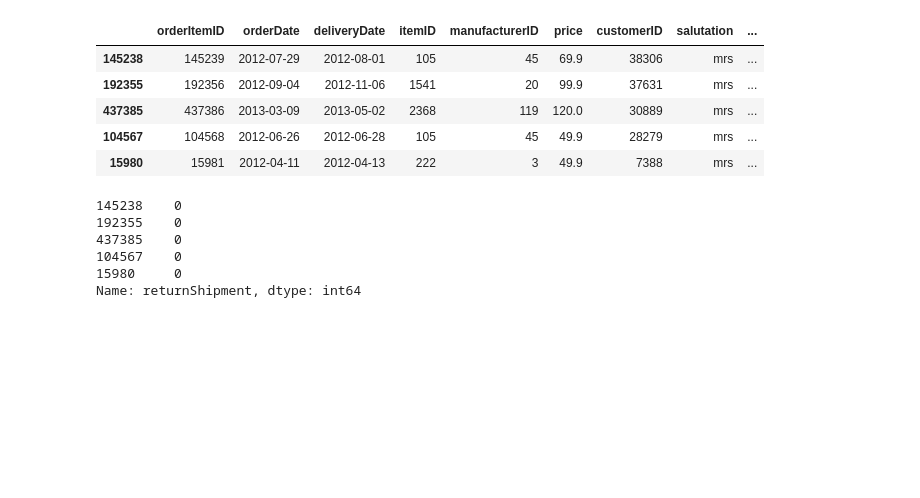
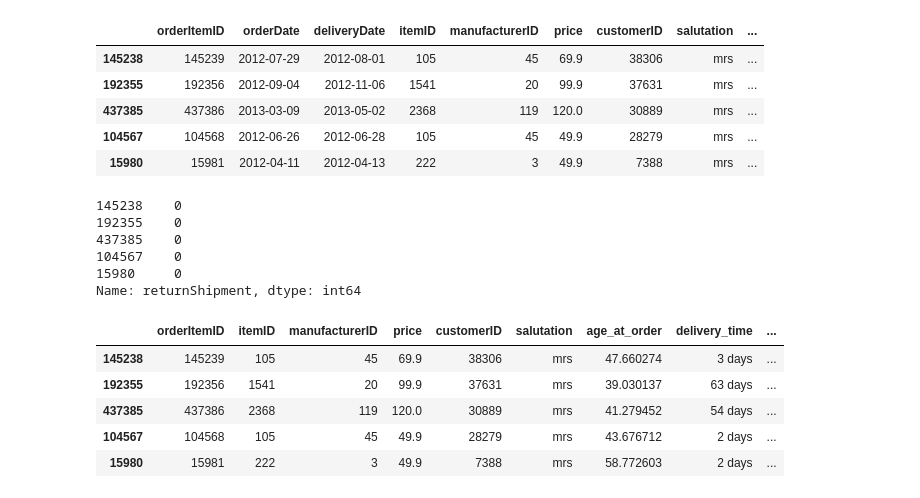
Before and after one commit to Dom1n1kD/master_hsh_ki, a Jupyter notebook: exam_data_mining_cup/exam_dmc_2014.ipynb, the cells around one changed output. Saved outputs shown, nothing was run; the diff lists cells and outputs as text; code cells hidden in the pictures; blank space fills up the shorter version.

```diff
--- a/exam_data_mining_cup/exam_dmc_2014.ipynb
+++ b/exam_data_mining_cup/exam_dmc_2014.ipynb
@@ -819,3 +799,21 @@ y.head()
 104567    0
 15980     0
 Name: returnShipment, dtype: int64
+# %%
+X['delivery_month'] = X['deliveryDate'].dt.month
+X['delivery_day'] = X['deliveryDate'].dt.day
+# %%
+X['order_year'] = X['orderDate'].dt.year
+X['order_month'] = X['orderDate'].dt.month
+X['order_day'] = X['orderDate'].dt.day
+# %%
+X.drop(columns=['orderDate', 'deliveryDate'], inplace=True)
+# %%
+X.head()
+# %% [output]
+|  | orderItemID | itemID | manufacturerID | price | customerID | salutation | age_at_order | delivery_time | ... |
+| 145238 | 145239 | 105 | 45 | 69.9 | 38306 | mrs | 47.660274 | 3 days | ... |
+| 192355 | 192356 | 1541 | 20 | 99.9 | 37631 | mrs | 39.030137 | 63 days | ... |
+| 437385 | 437386 | 2368 | 119 | 120.0 | 30889 | mrs | 41.279452 | 54 days | ... |
+| 104567 | 104568 | 105 | 45 | 49.9 | 28279 | mrs | 43.676712 | 2 days | ... |
+| 15980 | 15981 | 222 | 3 | 49.9 | 7388 | mrs | 58.772603 | 2 days | ... |
```
Also changed, not shown: parts of 17 cells of this notebook.
